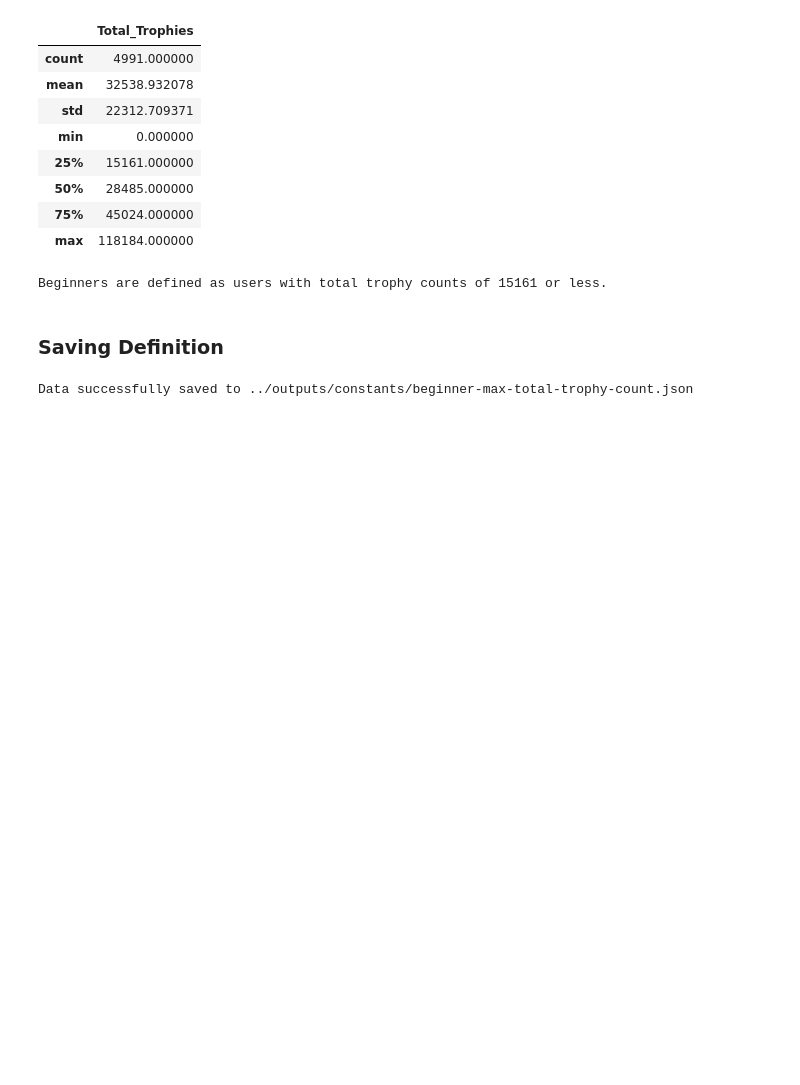
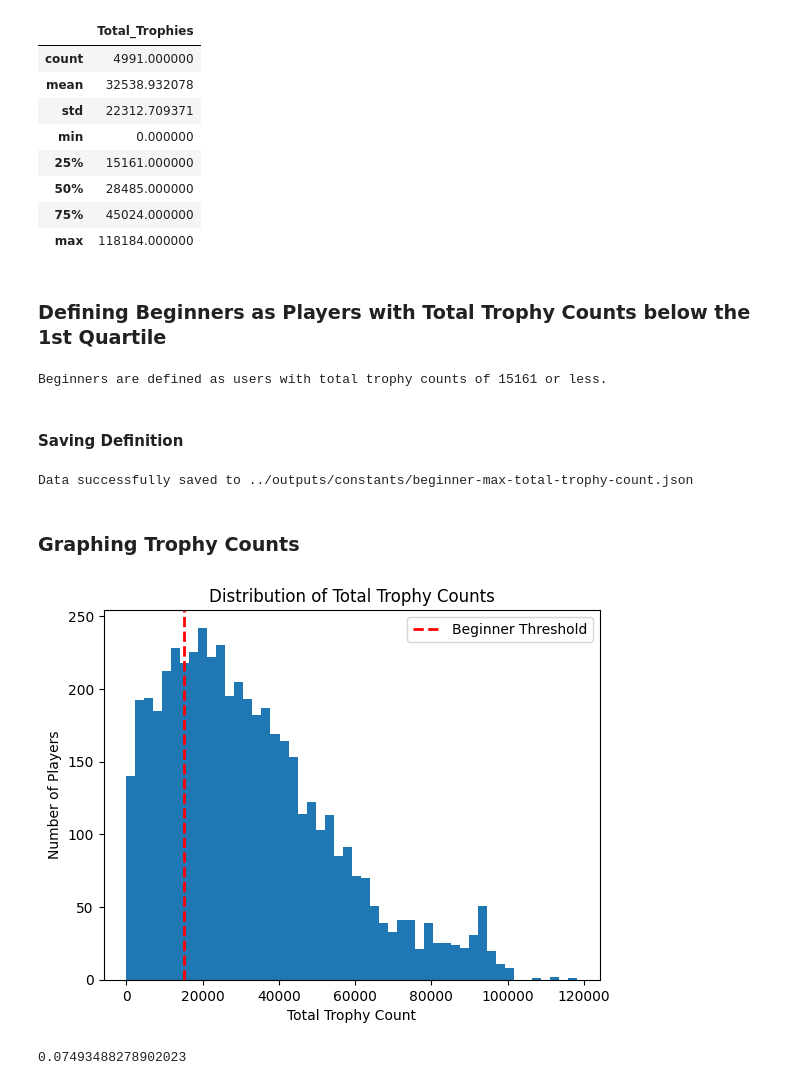
Before and after one commit to MaNIKa-Learning-Team/brawl-stars-network, a Jupyter notebook: notebooks/Beginner Detection.ipynb, the cells around one changed output. Cells and saved outputs as stored; diff of their text form; code cells hidden in the pictures; blank space fills up the shorter version.

```diff
--- a/notebooks/Beginner Detection.ipynb
+++ b/notebooks/Beginner Detection.ipynb
@@ -179,6 +172,8 @@ df_describe
 | 50% | 28485.000000 |
 | 75% | 45024.000000 |
 | max | 118184.000000 |
+# %% [markdown]
+### Defining Beginners as Players with Total Trophy Counts below the 1st Quartile
 # %%
 beginner_maximum = df_describe["Total_Trophies"]["25%"]
 
@@ -189,7 +184,7 @@ print(
 # %% [output]
 Beginners are defined as users with total trophy counts of 15161 or less.
 # %% [markdown]
-### Saving Definition
+#### Saving Definition
 # %%
 with open(BEGINNER_DEFINITION_FILENAME, 'w') as file:
     json.dump(beginner_maximum, file)
@@ -197,3 +192,22 @@ with open(BEGINNER_DEFINITION_FILENAME, 'w') as file:
 print(f"Data successfully saved to {BEGINNER_DEFINITION_FILENAME}")
 # %% [output]
 Data successfully saved to ../outputs/constants/beginner-max-total-trophy-count.json
+# %% [markdown]
+### Graphing Trophy Counts
+# %%
+plt.hist(trophy_count, bins=50)
+plt.axvline(
+    beginner_maximum, color='red', linestyle='--', linewidth=2,
+    label='Beginner Threshold'
+)
+plt.xlabel("Total Trophy Count")
+plt.ylabel("Number of Players")
+plt.title("Distribution of Total Trophy Counts")
+plt.legend()
+plt.show()
+# %% [output]
+[figure, new version]
+# %%
+np.sum(df_trophy_count["Total_Trophies"] > 70_000) / len(df_trophy_count)
+# %% [output]
+0.07493488278902023
```
Also changed, not shown: parts of 4 cells of this notebook, 12 other files.
